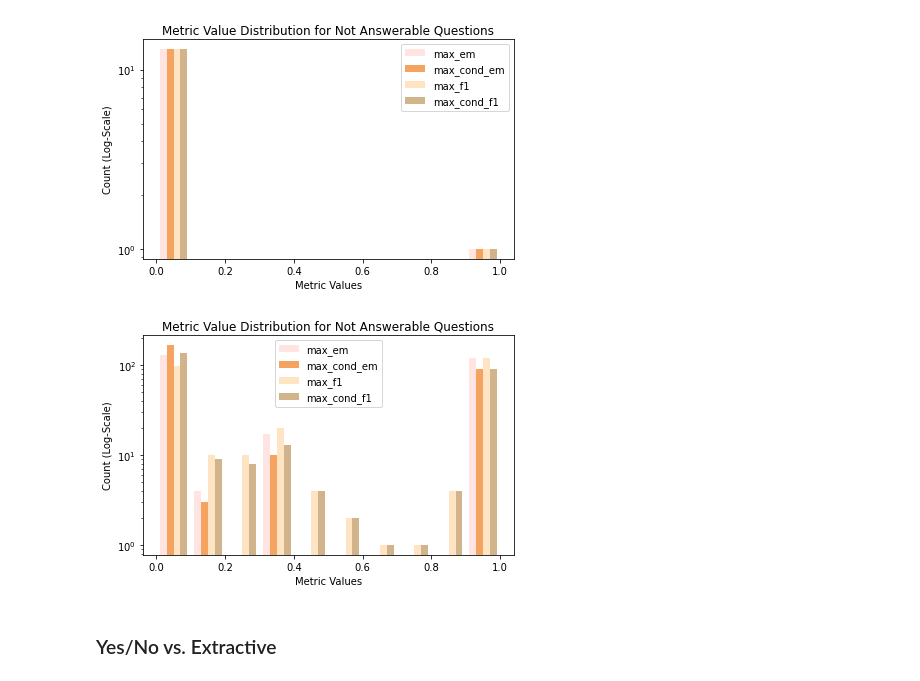
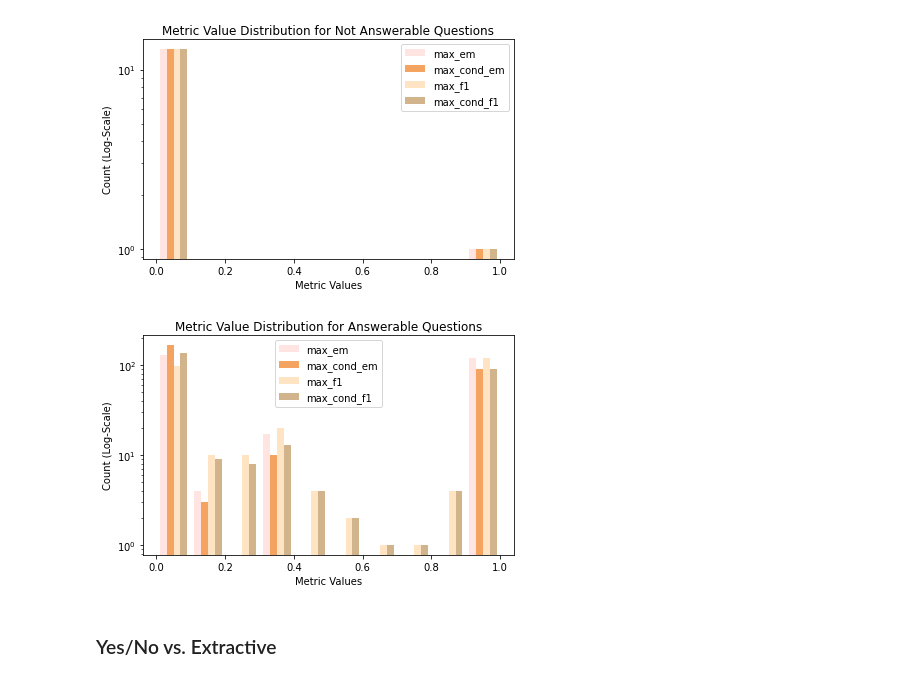
Before and after one commit to qjiang002/11711-Project-QA, a Jupyter notebook: Analysis/error-analysis.ipynb, the cells around one changed output. Drawn from its saved outputs; the diff is of its cells as text; code cells hidden in the pictures.

```diff
--- a/Analysis/error-analysis.ipynb
+++ b/Analysis/error-analysis.ipynb
@@ -147,20 +147,20 @@ plt.savefig(f"{root_dir}/notans_metrics.png", dpi=128)
 # %%
 # take out answerable questions
 answerables = dfcb[dfcb['not_answerable'] == False]
 
 plt.figure()
 METRICS = [f"max_{v}{u}" for u in ('em', 'f1') for v in ('', 'cond_')]
 xs = [answerables[m] for m in METRICS]
 plt.hist(xs, color=['mistyrose', 'sandybrown', 'bisque', 'tan'])
 plt.legend(METRICS)
-plt.title("Metric Value Distribution for Not Answerable Questions")
+plt.title("Metric Value Distribution for Answerable Questions")
 plt.ylabel('Count (Log-Scale)')
 plt.yscale('log')
 plt.xlabel('Metric Values')
 plt.tight_layout()
 plt.savefig(f"{root_dir}/ans_metrics.png", dpi=128)
 # %% [output]
-[figure, old version]
+[figure, new version]
 # %% [markdown]
 ### Yes/No vs. Extractive
 # %%
```
Also changed, not shown: parts of 1 cell of this notebook, 2 other files.
